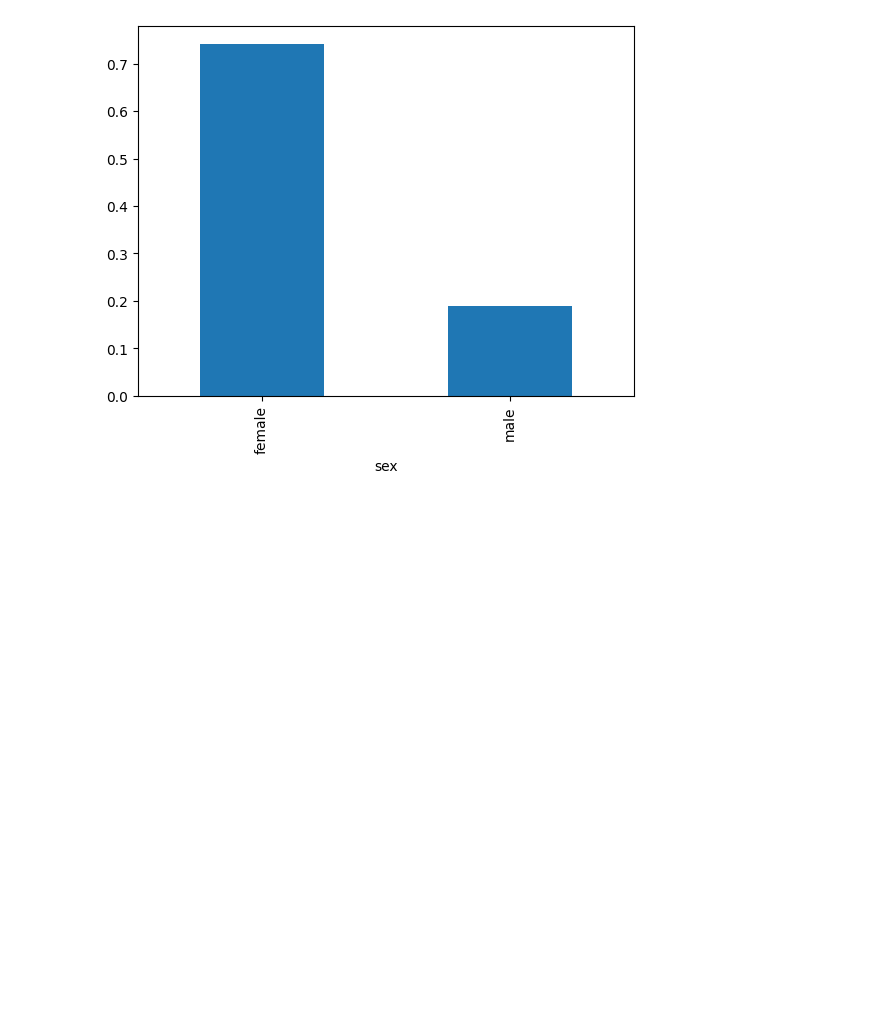
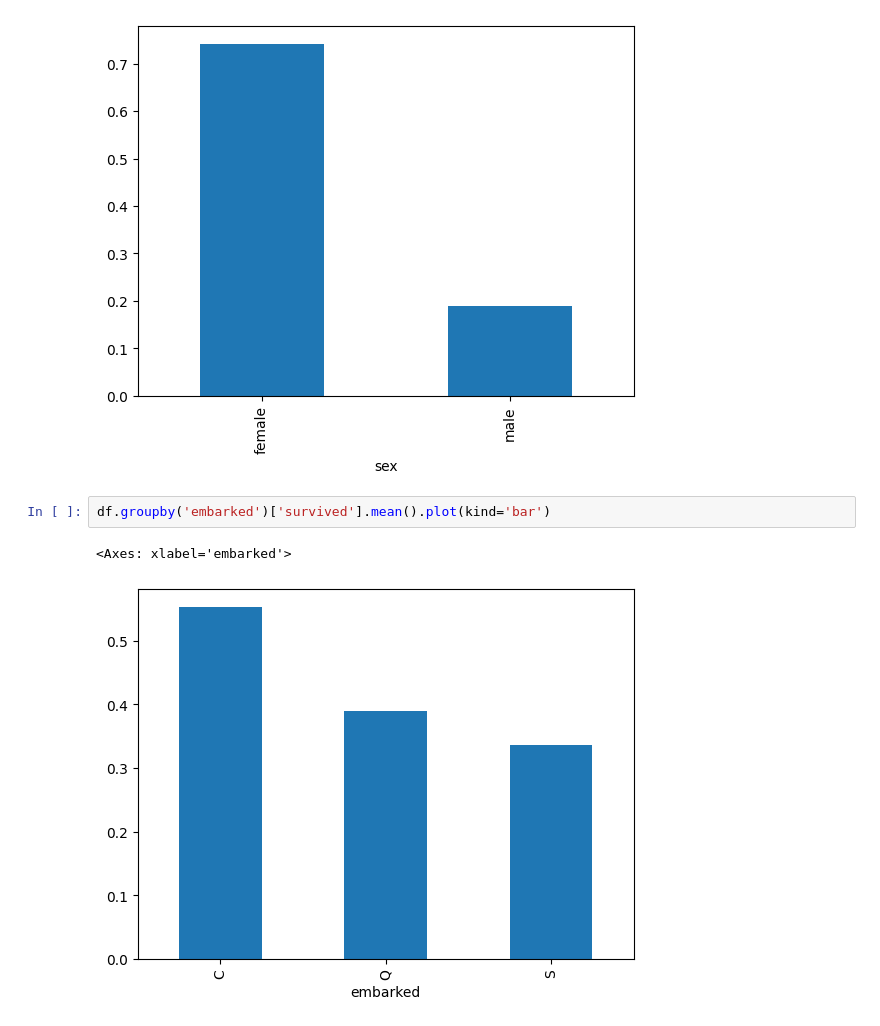
Before and after one commit to anasarshad7677-netizen/Complete-ML-repo, a Jupyter notebook: 6_EDA_using_bi_and_multivariate.ipynb, the cells around one changed output. Saved outputs shown, nothing was run; the diff lists cells and outputs as text; blank space fills up the shorter version.

```diff
--- a/6_EDA_using_bi_and_multivariate.ipynb
+++ b/6_EDA_using_bi_and_multivariate.ipynb
@@ -132,3 +132,8 @@ df.groupby('sex')['survived'].mean().plot(kind='bar')
 # %% [output]
 <Axes: xlabel='sex'>
 [figure]
+# %%
+df.groupby('embarked')['survived'].mean().plot(kind='bar')
+# %% [output]
+<Axes: xlabel='embarked'>
+[figure, added]
```
Also changed, not shown: parts of 3 cells of this notebook.
